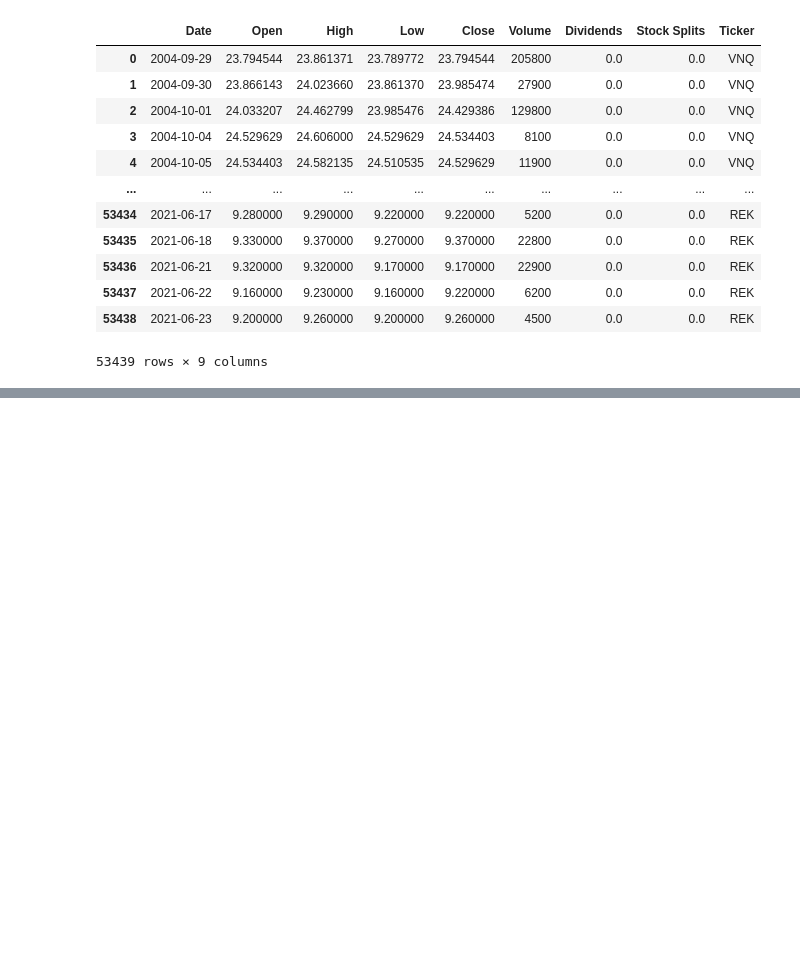
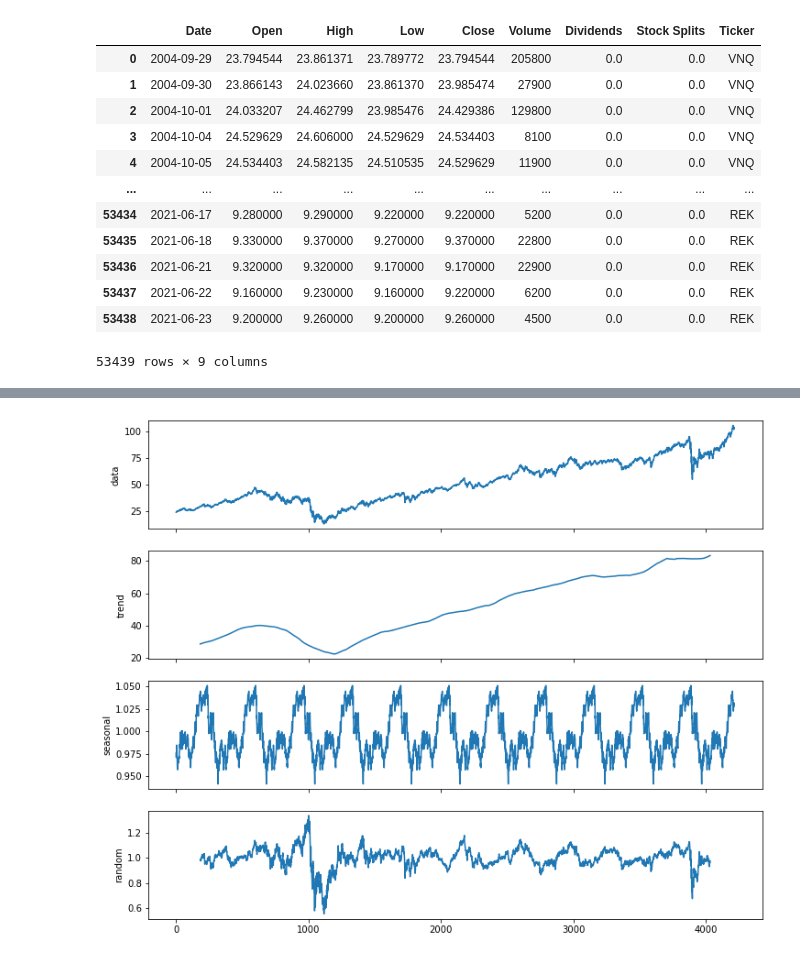
Before and after one commit to jingyunw/Capstone_Project, a Jupyter notebook: ARIMA.ipynb, the cells around one changed output, grey strips where cells are left out. Saved outputs shown, nothing was run; the diff lists cells and outputs as text; code cells hidden in the pictures; blank space fills up the shorter version.

```diff
--- a/ARIMA.ipynb
+++ b/ARIMA.ipynb
@@ -25,0 +252,4 @@ data['Ticker'].nunique()
+# %%
+decomposition_plot(vnq['Close'], 365)
+# %% [output]
+[figure, added]
```
Also changed, not shown: parts of 30 cells of this notebook, 2 other files.
